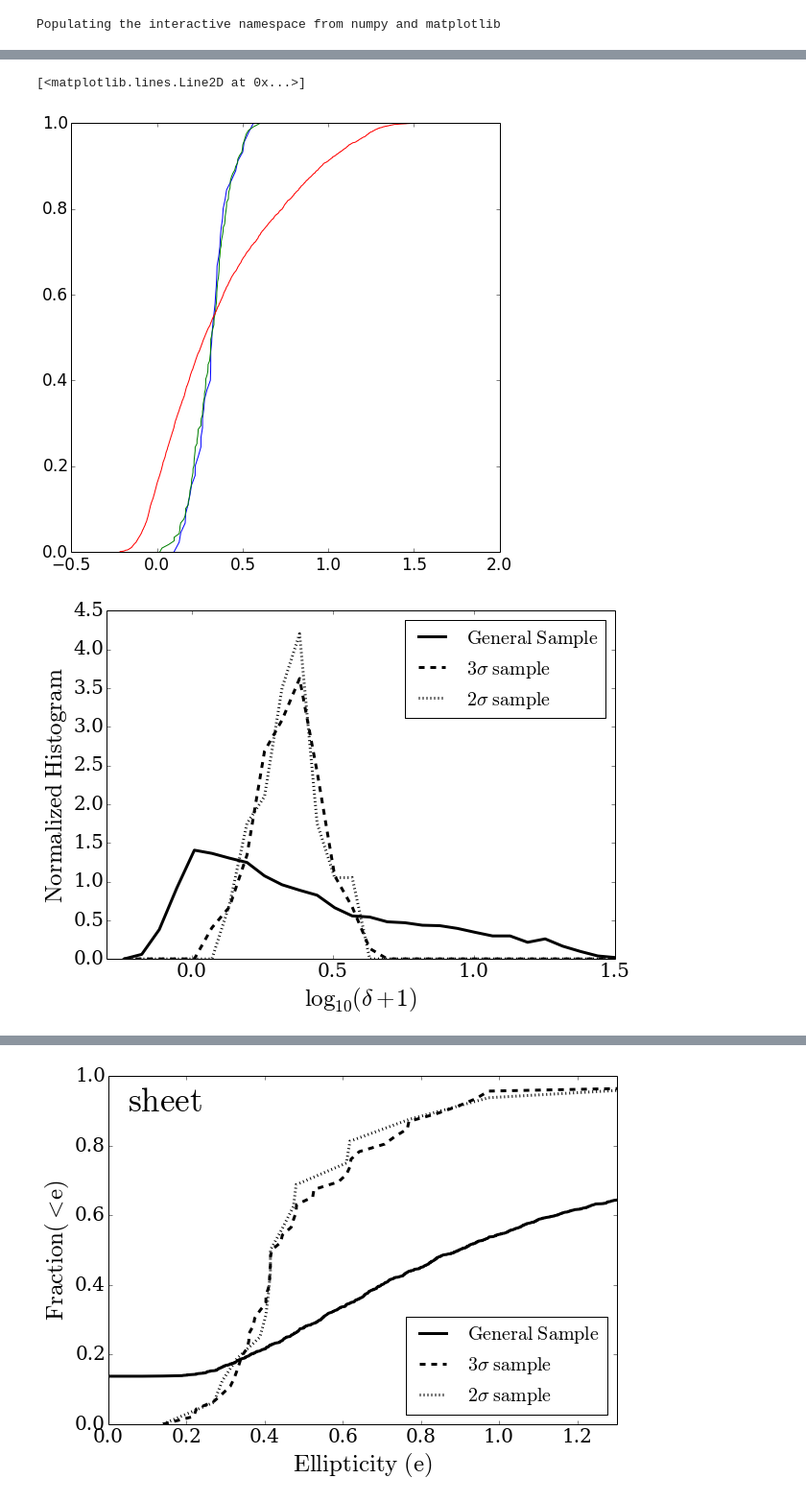
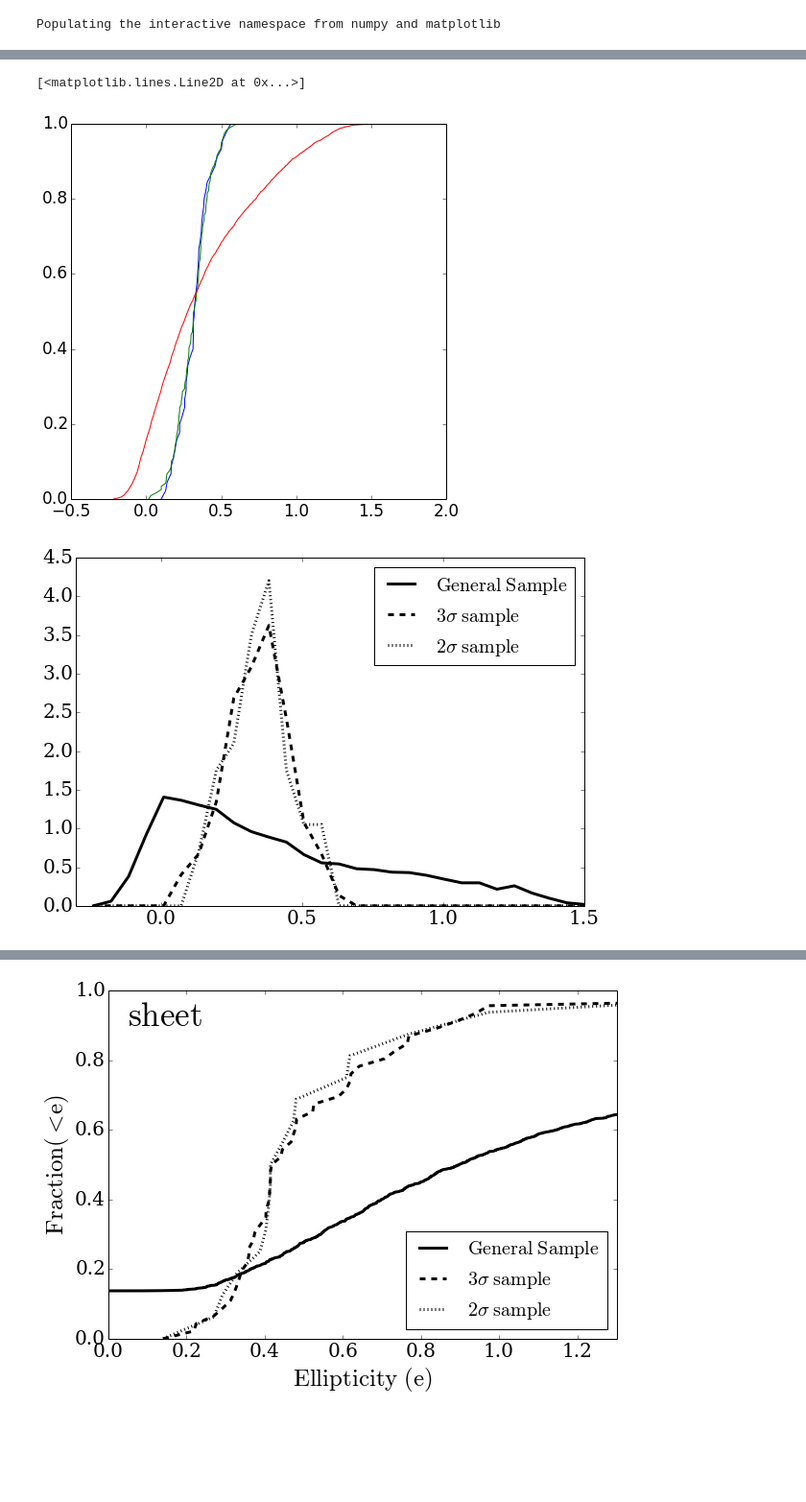
Before and after one commit to forero/LGEnvironment, a Jupyter notebook: code/AnalyzeData.ipynb, the cells around one changed output, grey strips where cells are left out. Shown at 96% size. Drawn from its saved outputs; the diff is of its cells as text; code cells hidden in the pictures; blank space fills up the shorter version.

Commit message:
eccentricity plots

```diff
--- a/code/AnalyzeData.ipynb
+++ b/code/AnalyzeData.ipynb
@@ -5,7 +5,7 @@ Populating the interactive namespace from numpy and matplotlib
 # %%
 font = {'size':17}
 matplotlib.rc('font', **font)
-rcParams['figure.figsize'] = 8, 8
+rcParams['figure.figsize'] = 7, 7
 # %%
 LAMBDA_1A = 0
 LAMBDA_2A = 1
@@ -217,7 +232,7 @@ plot(sort(log10(norm_delta_3S+1)), linspace(0,1.0,n_3S))
 plot(sort(log10(norm_delta_ALL+1)), linspace(0,1.0,n_ALL))
 # %% [output]
 [<matplotlib.lines.Line2D at 0x...>]
-[figure, old version]
+[figure, new version]
 # %%
 def enlarge_labels(ax):
     ticklabels_x = ax.get_xticklabels()
@@ -231,28 +246,28 @@ def enlarge_labels(ax):
 # %%
 histo_bins = linspace(-0.3,1.5,30)
 delta = histo_bins[1] - histo_bins[0]
 fig = figure(figsize=(9.5,6.5))
 ax = axes()
 enlarge_labels(ax)
-ax.set_xlabel("$\log_{10}(\delta +1)$",fontsize=25)
-ax.set_ylabel("$\mathrm{Normalized\ Histogram}$",fontsize=25)
+#ax.set_xlabel("$\log_{10}(\delta +1)$",fontsize=25)
+#ax.set_ylabel("$\mathrm{Normalized\ Histogram}$",fontsize=25)
 
 hist_ALL, bin_ALL = histogram(log10(norm_delta_ALL+1), bins=histo_bins, density=True)
 ax.plot(bin_ALL[:-1]+delta,hist_ALL,color='black',ms=1,linewidth=3.0, label="$\mathrm{General\ Sample}$")
 
 hist_3S, bin_3S = histogram(log10(norm_delta_3S+1), bins=histo_bins, density=True)
 ax.plot(bin_3S[:-1]+delta,hist_3S,'r--',color='black',ms=1,linewidth=3.0, label="$3\sigma\ \mathrm{sample}$")
 
 hist_2S, bin_2S = histogram(log10(norm_delta_2S+1), bins=histo_bins, density=True)
 ax.plot(bin_2S[:-1]+delta,hist_2S,'r:',color='black',ms=1,linewidth=3.0, label="$2\sigma\ \mathrm{sample}$")
 
 ax.legend(loc=0, scatterpoints=1, prop={'size':20})
 
 ax.set_xlim([-0.3,1.5])
 ax.set_ylim([0.0,4.5])
 filename='density_histogram'
 savefig(filename + '.eps',format = 'eps', transparent=True)
 savefig(filename + '.pdf',format = 'pdf', transparent=True)
 savefig(filename + '.png',format = 'png', transparent=True)
 # %% [output]
-[figure, old version]
+[figure, new version]
```
Also changed, not shown: parts of 11 cells of this notebook.
